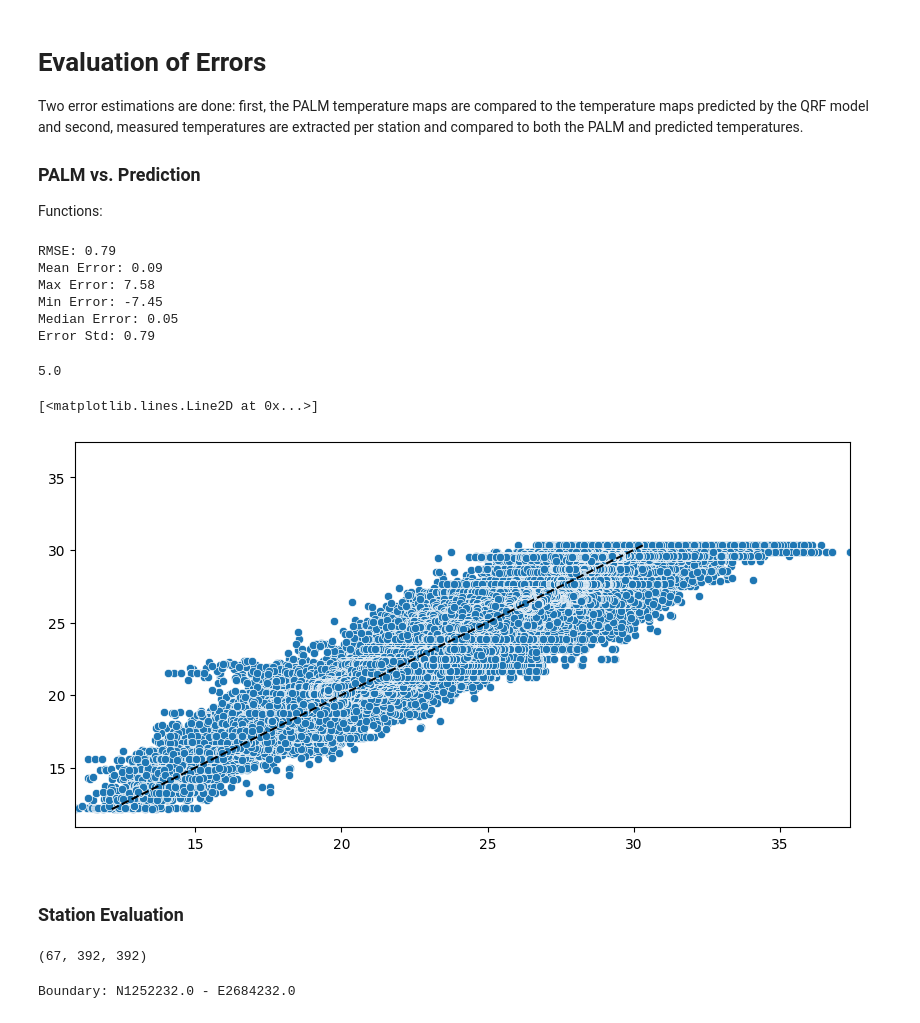
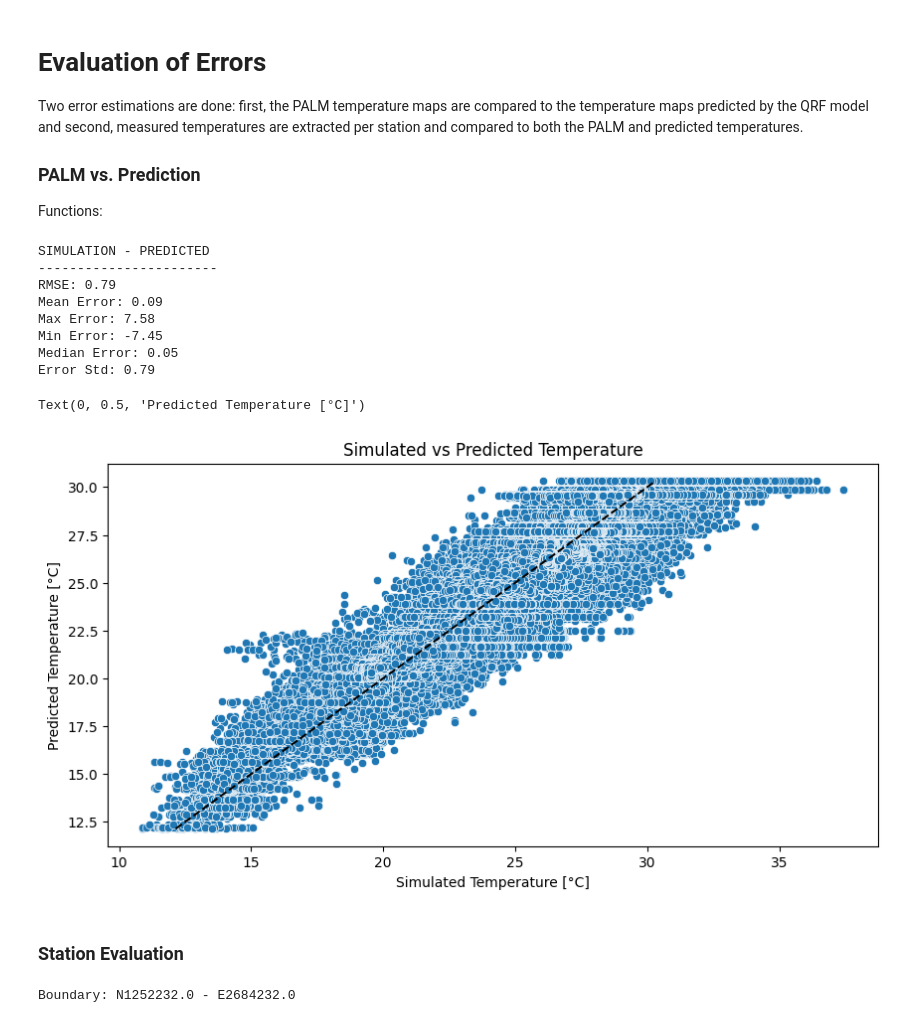
Before and after one commit to ozmanda/meteoblueQRF, a Jupyter notebook: analyses_and_visualisations/validation_maps_analysis.ipynb, the cells around one changed output. Drawn from its saved outputs; the diff is of its cells as text; code cells hidden in the pictures.

```diff
--- a/analyses_and_visualisations/validation_maps_analysis.ipynb
+++ b/analyses_and_visualisations/validation_maps_analysis.ipynb
@@ -232,6 +237,8 @@ errors = palm_temperatures - inferencedata[:, :, :, 1]
 errorplots(errors, errorpath, datetimes)
 # %%
 rmse = np.sqrt(np.mean(errors**2))
+print('SIMULATION - PREDICTED (all points)')
+print('------------------------------------')
 print(f'RMSE: {rmse:.2f}')
 print(f'Mean Error: {np.mean(errors):.2f}')
 print(f'Max Error: {np.max(errors):.2f}')
@@ -239,35 +246,27 @@ print(f'Min Error: {np.min(errors):.2f}')
 print(f'Median Error: {np.median(errors):.2f}')
 print(f'Error Std: {np.std(errors):.2f}')
 # %% [output]
+SIMULATION - PREDICTED
+-----------------------
 RMSE: 0.79
 Mean Error: 0.09
 Max Error: 7.58
 Min Error: -7.45
 Median Error: 0.05
 Error Std: 0.79
-# %%
-np.nanmin(inferencedata[:, :, :, 1])
-np.nanmin([12.14, 5])
-# %% [output]
-5.0
 # %%
-maxlim = np.nanmax([np.nanmax(inferencedata[:, :, :, 1]), np.nanmax(palm_temperatures)])
-minlim = np.nanmin([np.nanmin(inferencedata[:, :, :, 1]), np.nanmin(palm_temperatures)])
 fig, ax = plt.subplots(1, 1, figsize=(10, 5))
 ax = sns.scatterplot(x=palm_temperatures.flatten(), y=inferencedata[:, :, :, 1].flatten())
-ax.set_ylim(bottom=minlim, top=maxlim)
-ax.set_xlim(left=minlim, right=maxlim)
 bounds = [inferencedata[:, :, :, 1].min(), inferencedata[:, :, :, 1].max()]
 plt.plot(bounds, bounds, color='black', linestyle='--')
+ax.set_title('Simulated vs Predicted Temperature')
+ax.set_xlabel('Simulated Temperature [°C]')
+ax.set_ylabel('Predicted Temperature [°C]')
 # %% [output]
-[<matplotlib.lines.Line2D at 0x...>]
+Text(0, 0.5, 'Predicted Temperature [°C]')
-[figure, old version]
+[figure, new version]
 # %% [markdown]
 ### Station Evaluation
-# %%
-featuremaps['temperature'].shape
-# %% [output]
-(67, 392, 392)
 # %%
 palmfile = nc.Dataset(palmpath, 'r')
 palminfo = palm_info(palmfile)
```
Also changed, not shown: parts of 11 cells of this notebook, 1 other file.
